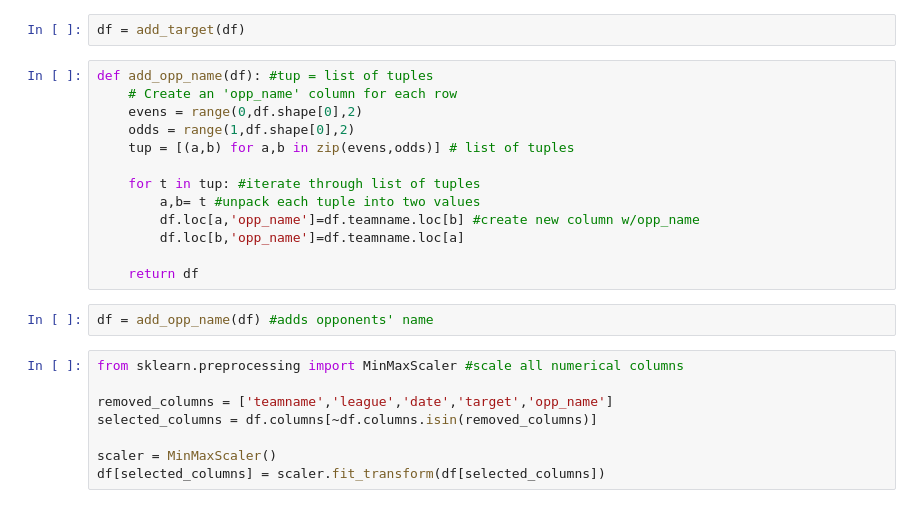
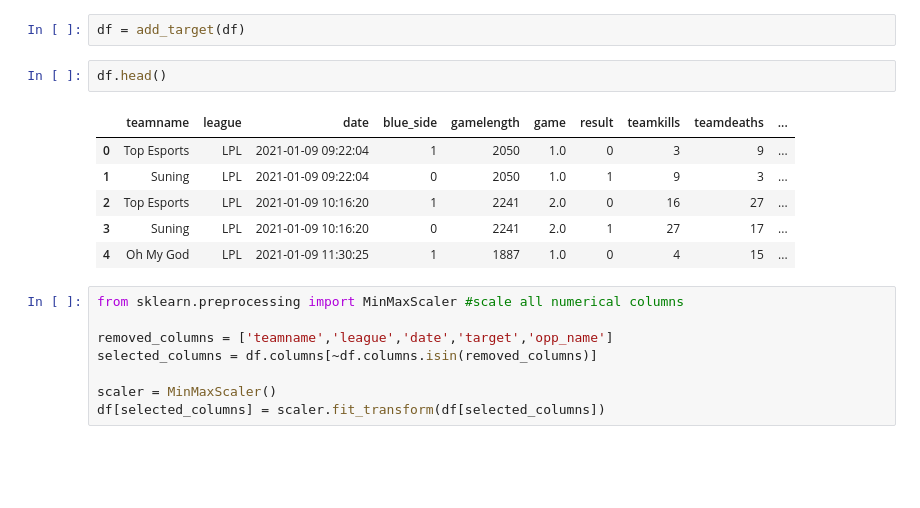
Before and after one commit to richie-p-meyer/league, a Jupyter notebook: scratch.ipynb, the cells around one changed output. Saved outputs shown, nothing was run; the diff lists cells and outputs as text; blank space fills up the shorter version.

```diff
--- a/scratch.ipynb
+++ b/scratch.ipynb
@@ -251,21 +297,15 @@ def add_target(df):
     return df
 # %%
 df = add_target(df)
-# %%
-def add_opp_name(df): #tup = list of tuples
-    # Create an 'opp_name' column for each row
-    evens = range(0,df.shape[0],2)
-    odds = range(1,df.shape[0],2)
-    tup = [(a,b) for a,b in zip(evens,odds)] # list of tuples
-
-    for t in tup: #iterate through list of tuples
-        a,b= t #unpack each tuple into two values
-        df.loc[a,'opp_name']=df.teamname.loc[b] #create new column w/opp_name
-        df.loc[b,'opp_name']=df.teamname.loc[a]
-
-    return df
-# %%
-df = add_opp_name(df) #adds opponents' name
+# %%
+df.head()
+# %% [output]
+|  | teamname | league | date | blue_side | gamelength | game | result | teamkills | teamdeaths | ... |
+| 0 | Top Esports | LPL | 2021-01-09 09:22:04 | 1 | 2050 | 1.0 | 0 | 3 | 9 | ... |
+| 1 | Suning | LPL | 2021-01-09 09:22:04 | 0 | 2050 | 1.0 | 1 | 9 | 3 | ... |
+| 2 | Top Esports | LPL | 2021-01-09 10:16:20 | 1 | 2241 | 2.0 | 0 | 16 | 27 | ... |
+| 3 | Suning | LPL | 2021-01-09 10:16:20 | 0 | 2241 | 2.0 | 1 | 27 | 17 | ... |
+| 4 | Oh My God | LPL | 2021-01-09 11:30:25 | 1 | 1887 | 1.0 | 0 | 4 | 15 | ... |
 # %%
 from sklearn.preprocessing import MinMaxScaler #scale all numerical columns
 
```
Also changed, not shown: parts of 21 cells of this notebook.
